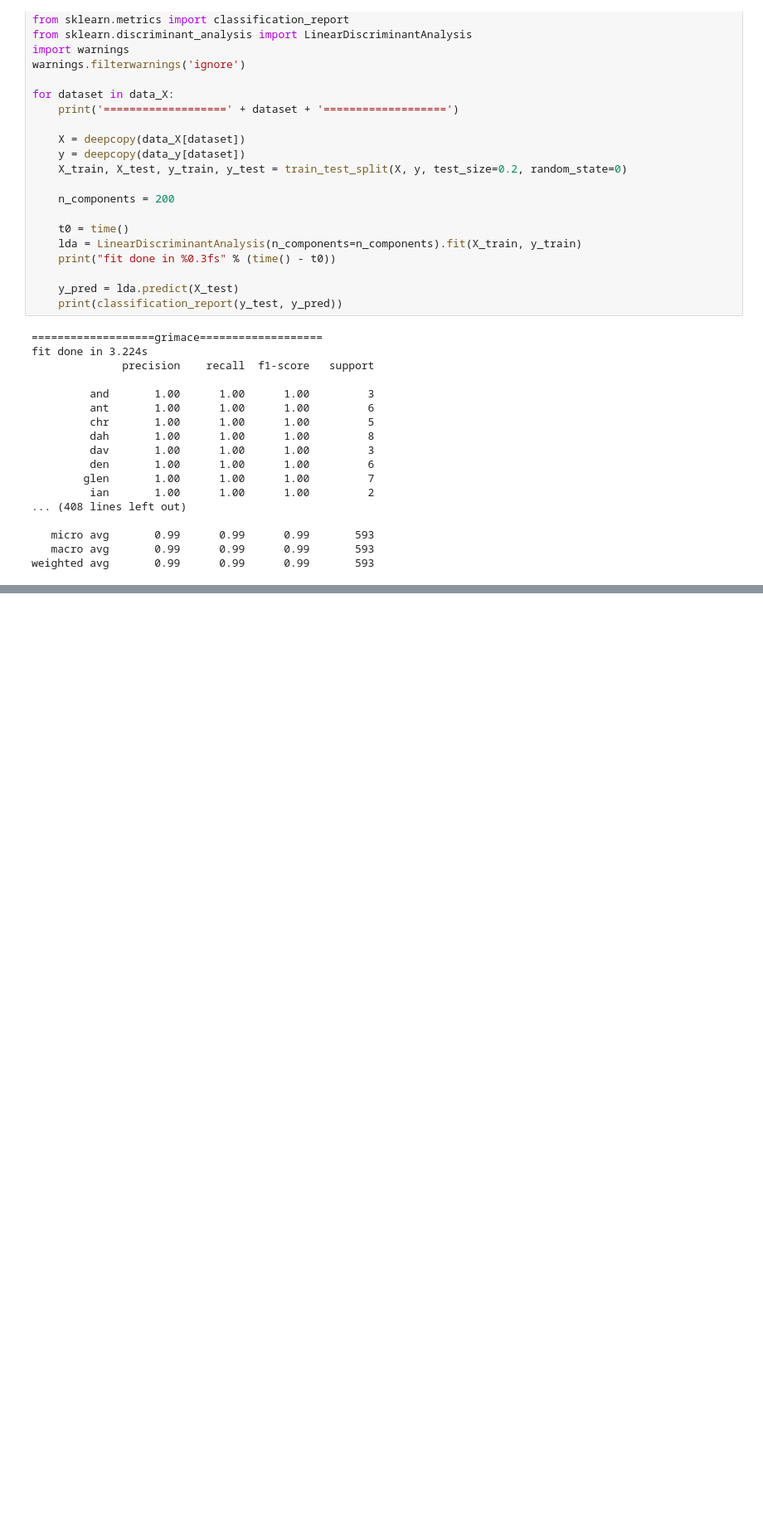
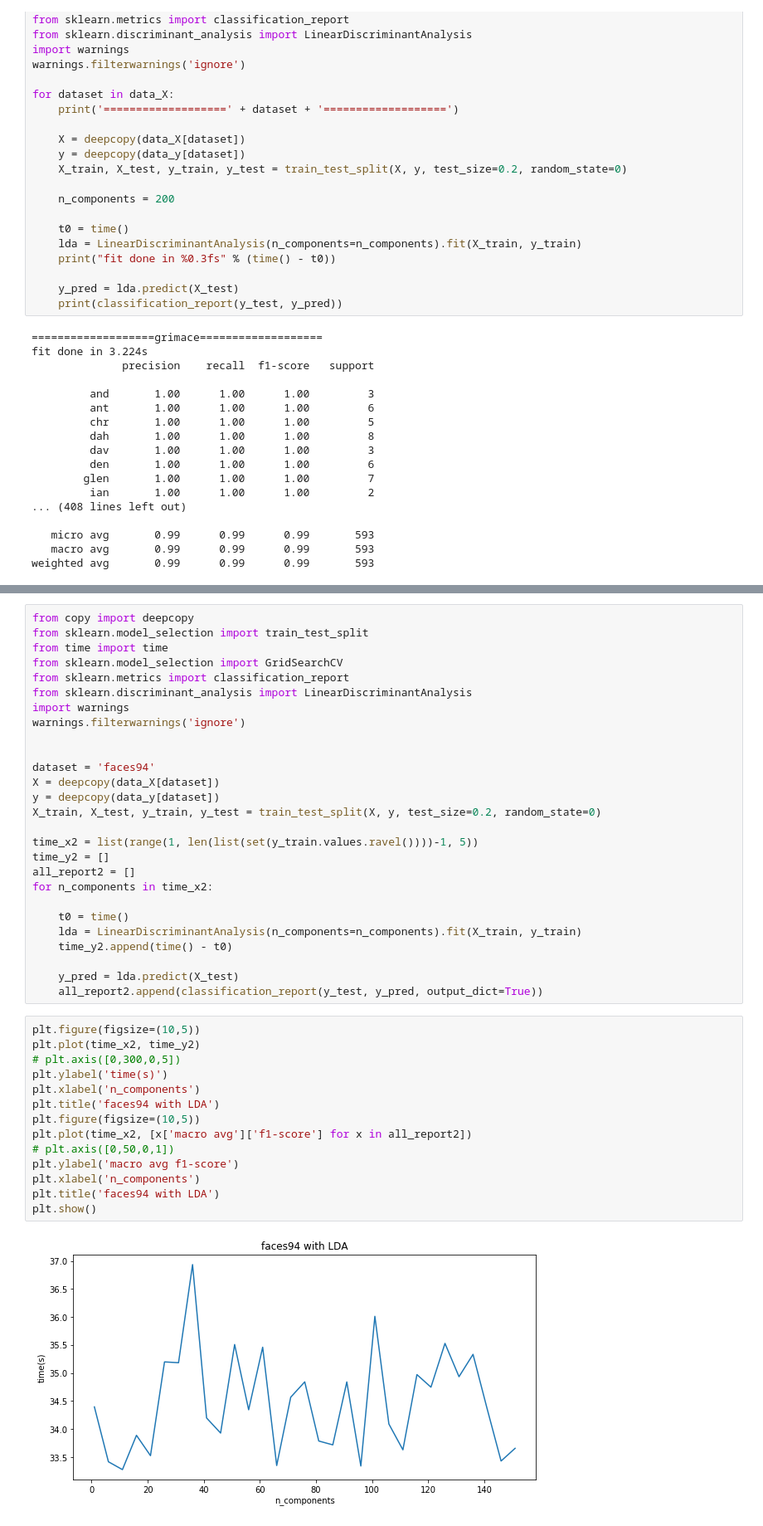
Before and after one commit to windrises/pattern_recognition, a Jupyter notebook: face_recognition/Face_Recognition_Data_PCA-LDA.ipynb, the cells around one changed output, grey strips where cells are left out. Shown at 83% size. Drawn from its saved outputs; the diff is of its cells as text; blank space fills up the shorter version.

```diff
--- a/face_recognition/Face_Recognition_Data_PCA-LDA.ipynb
+++ b/face_recognition/Face_Recognition_Data_PCA-LDA.ipynb
@@ -235,0 +307,43 @@ weighted avg       0.99      0.99      0.99       593
+# %%
+from copy import deepcopy
+from sklearn.model_selection import train_test_split
+from time import time
+from sklearn.model_selection import GridSearchCV
+from sklearn.metrics import classification_report
+from sklearn.discriminant_analysis import LinearDiscriminantAnalysis
+import warnings
+warnings.filterwarnings('ignore')
+
+
+dataset = 'faces94'
+X = deepcopy(data_X[dataset])
+y = deepcopy(data_y[dataset])
+X_train, X_test, y_train, y_test = train_test_split(X, y, test_size=0.2, random_state=0)
+
+time_x2 = list(range(1, len(list(set(y_train.values.ravel())))-1, 5))
+time_y2 = []
+all_report2 = []
+for n_components in time_x2:
+
+    t0 = time()
+    lda = LinearDiscriminantAnalysis(n_components=n_components).fit(X_train, y_train)
+    time_y2.append(time() - t0)
+
+    y_pred = lda.predict(X_test)
+    all_report2.append(classification_report(y_test, y_pred, output_dict=True))
+# %%
+plt.figure(figsize=(10,5))
+plt.plot(time_x2, time_y2)
+# plt.axis([0,300,0,5])
+plt.ylabel('time(s)')
+plt.xlabel('n_components')
+plt.title('faces94 with LDA')
+plt.figure(figsize=(10,5))
+plt.plot(time_x2, [x['macro avg']['f1-score'] for x in all_report2])
+# plt.axis([0,50,0,1])
+plt.ylabel('macro avg f1-score')
+plt.xlabel('n_components')
+plt.title('faces94 with LDA')
+plt.show()
+# %% [output]
+[figure, added]
```
Also changed, not shown: parts of 9 cells of this notebook, 1 other file.
